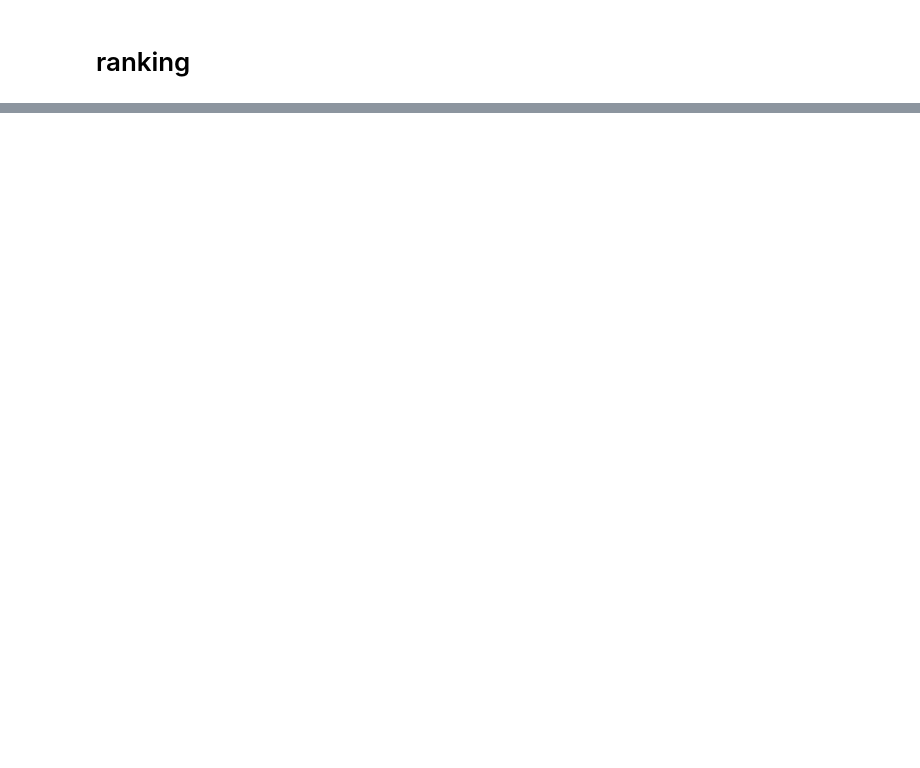
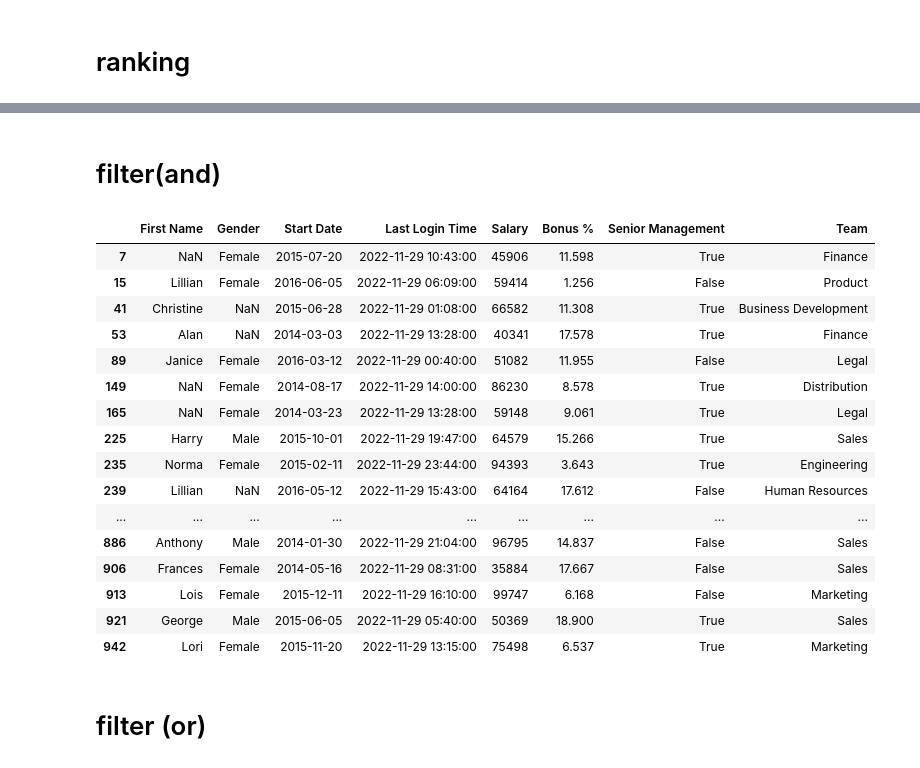
Before and after one commit to Tahereh2/pandas_tutorials, a Jupyter notebook: pandas_tutorial.ipynb, the cells around one changed output, grey strips where cells are left out. Drawn from its saved outputs; the diff is of its cells as text; code cells hidden in the pictures; blank space fills up the shorter version.

```diff
--- a/pandas_tutorial.ipynb
+++ b/pandas_tutorial.ipynb
@@ -701,0 +798,3 @@ Name: Budget, dtype: float64
+# %%
+raw_data["Senior Management"]=raw_data["Senior Management"].astype("bool")
+raw_data.info()
@@ -701,0 +817,3 @@ Name: Budget, dtype: float64
+# %%
+raw_data["Gender"]=raw_data["Gender"].astype("category")
+raw_data.info()
@@ -701,0 +836,3 @@ Name: Budget, dtype: float64
+# %%
+raw_data["Team"]=raw_data["Team"].astype("category")
+raw_data.info()
@@ -701,0 +952,26 @@ Name: Budget, dtype: float64
+# %% [markdown]
+# filter(and)
+# %%
+mask_3=raw_data["Start Date"]>"2014-01-01"
+musk_4=raw_data["Salary"]<100000
+raw_data[mask_3 & musk_4]
+# %% [output]
+|  | First Name | Gender | Start Date | Last Login Time | Salary | Bonus % | Senior Management | Team |
+| 7 | NaN | Female | 2015-07-20 | 2022-11-29 10:43:00 | 45906 | 11.598 | True | Finance |
+| 15 | Lillian | Female | 2016-06-05 | 2022-11-29 06:09:00 | 59414 | 1.256 | False | Product |
+| 41 | Christine | NaN | 2015-06-28 | 2022-11-29 01:08:00 | 66582 | 11.308 | True | Business Development |
+| 53 | Alan | NaN | 2014-03-03 | 2022-11-29 13:28:00 | 40341 | 17.578 | True | Finance |
+| 89 | Janice | Female | 2016-03-12 | 2022-11-29 00:40:00 | 51082 | 11.955 | False | Legal |
+| 149 | NaN | Female | 2014-08-17 | 2022-11-29 14:00:00 | 86230 | 8.578 | True | Distribution |
+| 165 | NaN | Female | 2014-03-23 | 2022-11-29 13:28:00 | 59148 | 9.061 | True | Legal |
+| 225 | Harry | Male | 2015-10-01 | 2022-11-29 19:47:00 | 64579 | 15.266 | True | Sales |
+| 235 | Norma | Female | 2015-02-11 | 2022-11-29 23:44:00 | 94393 | 3.643 | True | Engineering |
+| 239 | Lillian | NaN | 2016-05-12 | 2022-11-29 15:43:00 | 64164 | 17.612 | False | Human Resources |
+| ... | ... | ... | ... | ... | ... | ... | ... | ... |
+| 886 | Anthony | Male | 2014-01-30 | 2022-11-29 21:04:00 | 96795 | 14.837 | False | Sales |
+| 906 | Frances | Female | 2014-05-16 | 2022-11-29 08:31:00 | 35884 | 17.667 | False | Sales |
+| 913 | Lois | Female | 2015-12-11 | 2022-11-29 16:10:00 | 99747 | 6.168 | False | Marketing |
+| 921 | George | Male | 2015-06-05 | 2022-11-29 05:40:00 | 50369 | 18.900 | True | Sales |
+| 942 | Lori | Female | 2015-11-20 | 2022-11-29 13:15:00 | 75498 | 6.537 | True | Marketing |
+# %% [markdown]
+# filter (or)
```
Also changed, not shown: parts of 73 cells of this notebook.
